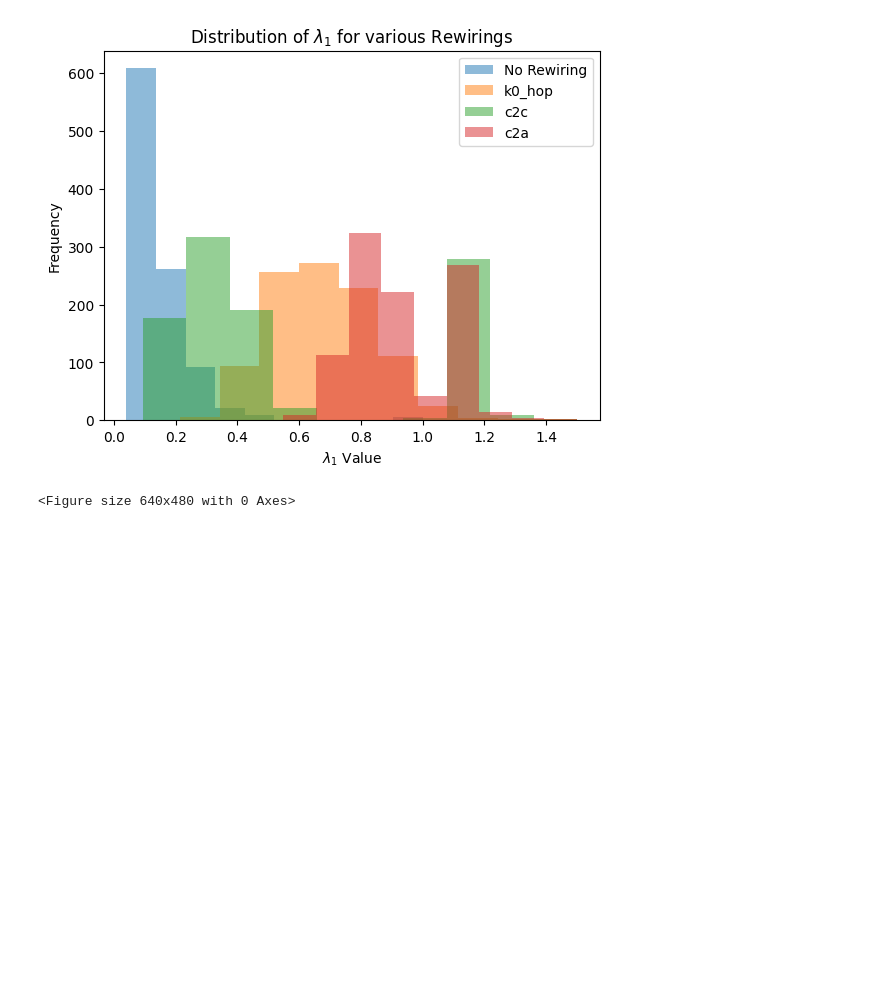
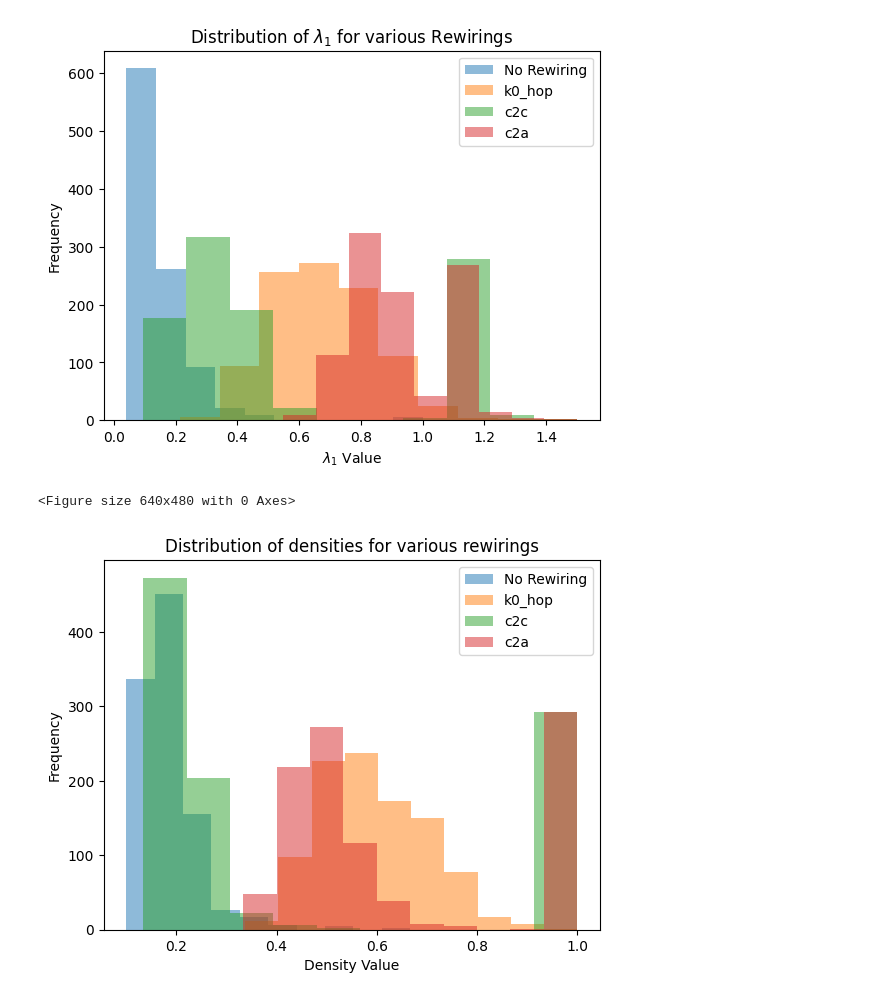
Before and after one commit to TeoReu/geometric-gnn-dojo, a Jupyter notebook: cheeger.ipynb, the cells around one changed output. Saved outputs shown, nothing was run; the diff lists cells and outputs as text; code cells hidden in the pictures; blank space fills up the shorter version.

```diff
--- a/cheeger.ipynb
+++ b/cheeger.ipynb
@@ -79,3 +90,42 @@ plt.show()
 plt.savefig('lambda1_distr.png')
 # %% [output]
 <Figure size 640x480 with 0 Axes>
+# %%
+from src.utils.rewire_utils import rewire_dataset_k0hop
+
+new_dataset = rewire_dataset_k0hop(dataset, 3, 0.25)
+k0_hop = compute_density(new_dataset)
+# %%
+from src.utils.rewire_utils import  carbon_processing
+
+new_dataset = carbon_processing(full_dataset, dataset, 'c2c',0.25)
+c2c = compute_density(new_dataset)
+# %%
+from src.utils.rewire_utils import  carbon_processing
+
+new_dataset = carbon_processing(full_dataset, dataset, 'c2a',0.25)
+c2a = compute_density(new_dataset)
+# %%
+import matplotlib.pyplot as plt
+import numpy as np
+
+
+# Plot the histograms
+plt.hist(np.array(no_rewire)/2, alpha=0.5, label='No Rewiring')
+plt.hist(np.array(k0_hop)/2, alpha=0.5, label= 'k0_hop')
+plt.hist(np.array(c2c)/2, alpha=0.5, label='c2c')
+plt.hist(np.array(c2a)/2, alpha=0.5, label='c2a')
+
+
+# Add axis labels and title
+plt.xlabel('Density Value')
+plt.ylabel('Frequency')
+plt.title('Distribution of densities for various rewirings')
+
+# Add a legend
+plt.legend()
+
+# Display the plot
+plt.savefig('density_distr.png')
+# %% [output]
+[figure, added]
```
Also changed, not shown: parts of 3 cells of this notebook, 8 other files.
